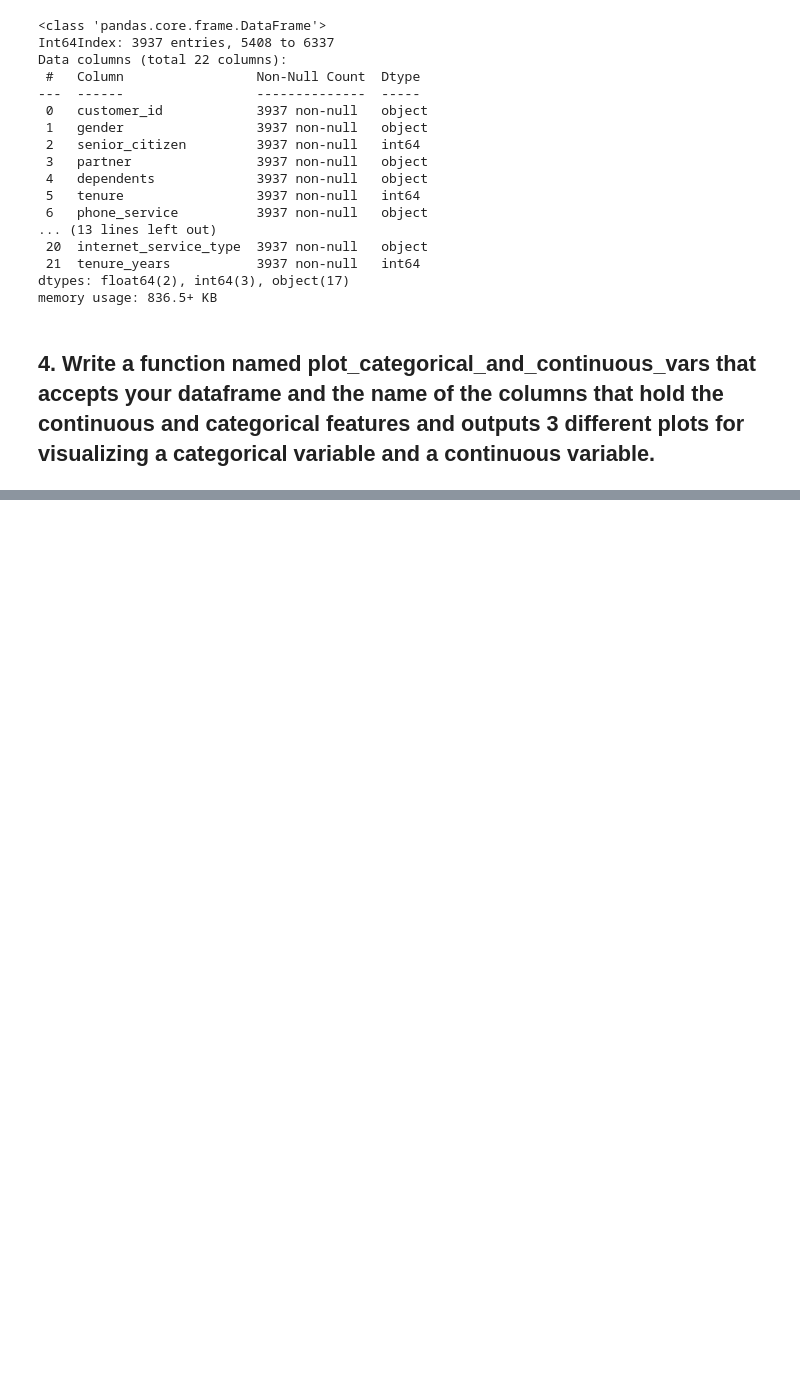
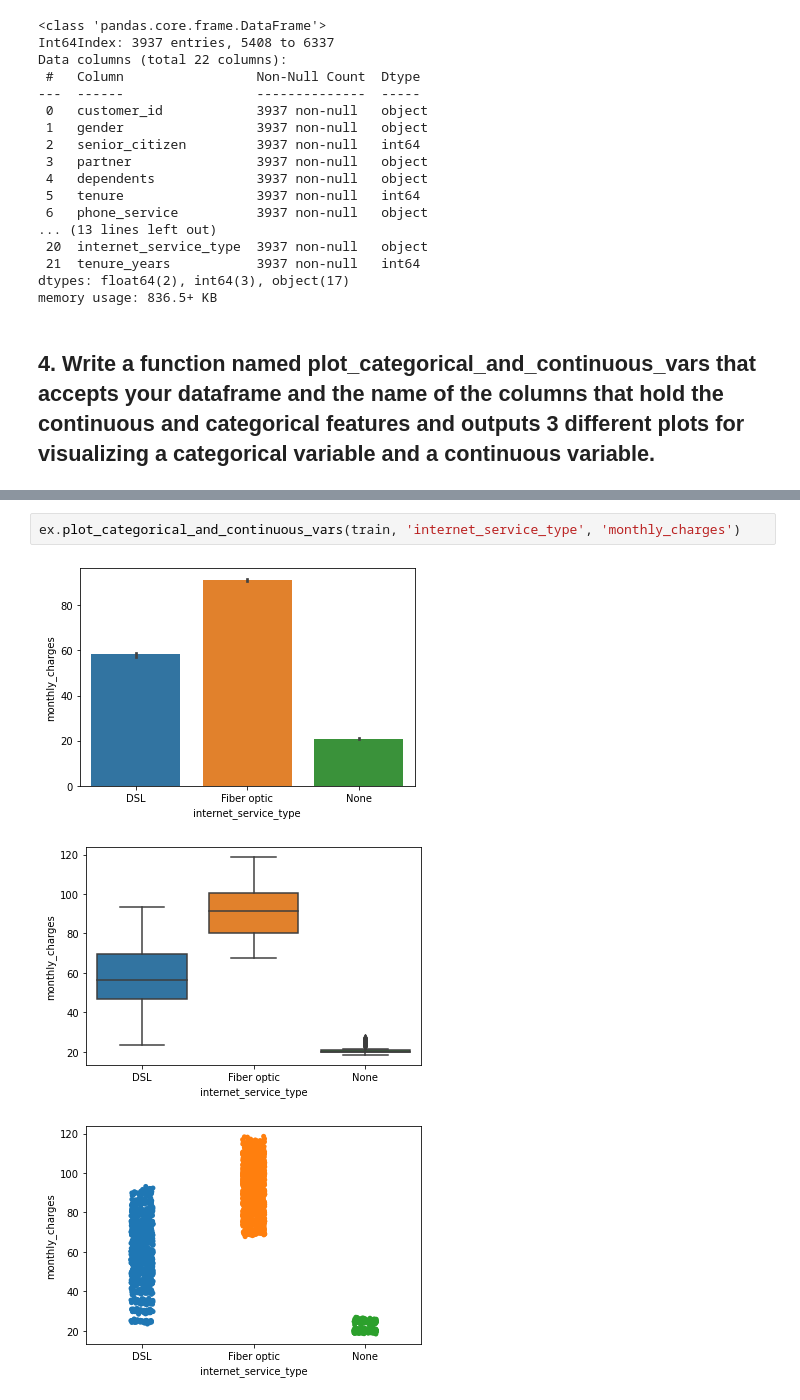
Before and after one commit to kristofer-rivera/regression-exercises, a Jupyter notebook: explore.ipynb, the cells around one changed output, grey strips where cells are left out. Saved outputs shown, nothing was run; the diff lists cells and outputs as text; blank space fills up the shorter version.

```diff
--- a/explore.ipynb
+++ b/explore.ipynb
@@ -133,0 +190,6 @@ memory usage: 836.5+ KB
+# %%
+ex.plot_categorical_and_continuous_vars(train, 'internet_service_type', 'monthly_charges')
+# %% [output]
+[figure, added]
+[figure, added]
+[figure, added]
```
Also changed, not shown: parts of 17 cells of this notebook, 1 other file.
